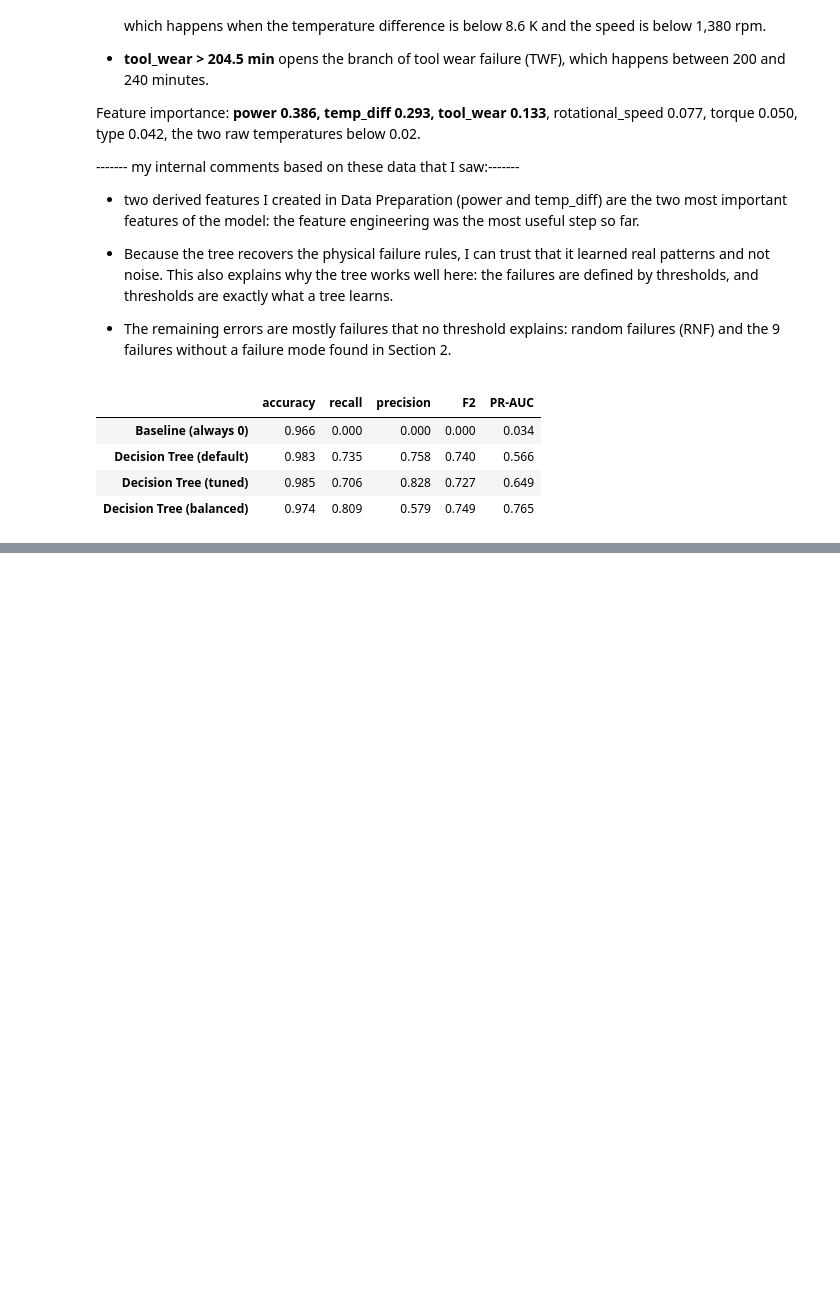
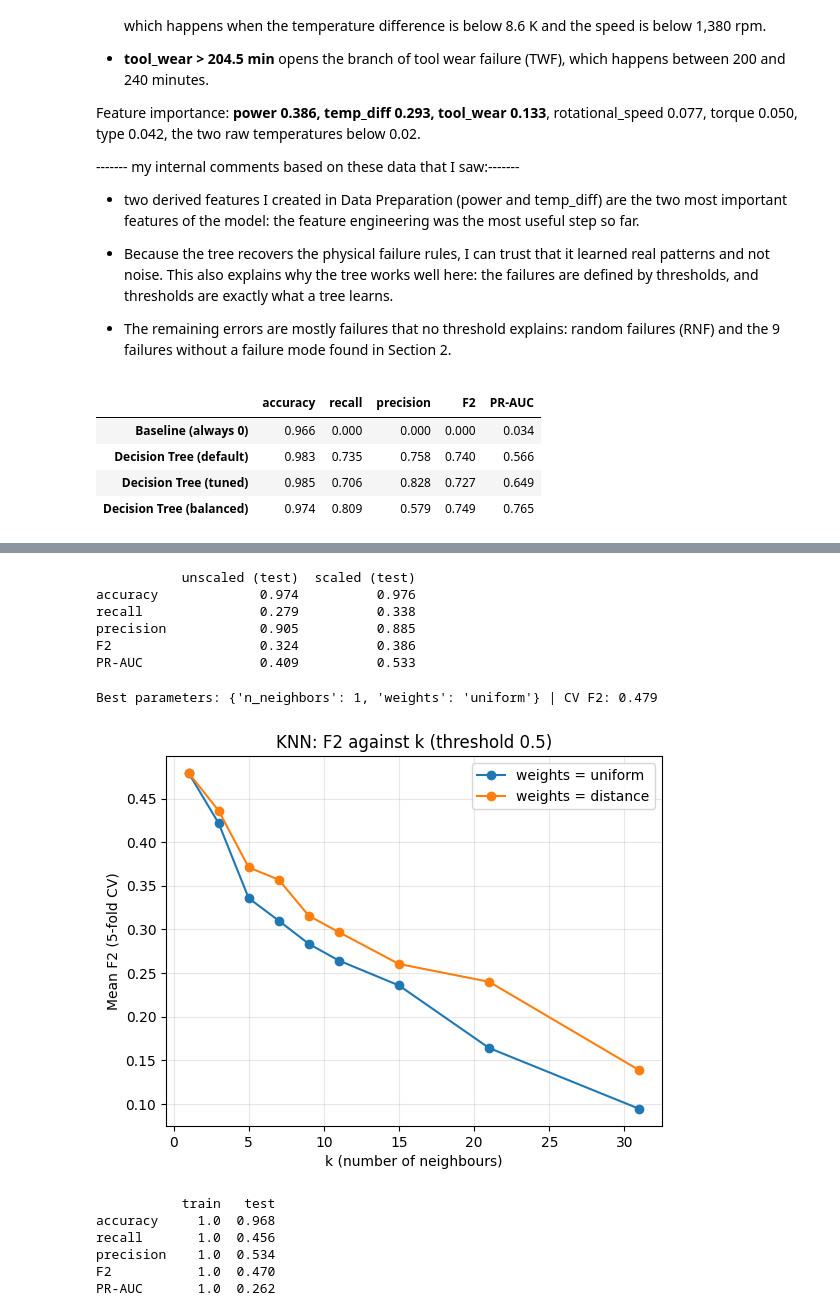
Before and after one commit to serraozkasap/ml-ai4i-predictive-maintenance, a Jupyter notebook: ai4i_predictive_maintenance.ipynb, the cells around one changed output, grey strips where cells are left out. Cells and saved outputs as stored; diff of their text form; code cells hidden in the pictures; blank space fills up the shorter version.

Commit message:
add knn model, try to find best k and compare it with decision tree (scaling effect, choice of k on different trials with graphical comment, decision threshold for the rare failure class)

```diff
--- a/ai4i_predictive_maintenance.ipynb
+++ b/ai4i_predictive_maintenance.ipynb
@@ -917,0 +929,69 @@ pd.DataFrame(results).T.round(3)
+# %%
+#the same KNN (k = 5, I gave this number by default value similar to Data Mining class) trained once on the original features and once on the scaled features
+#if my reasoning in Data Preparation is right, the scaled version should be better,
+#because without scaling the features with large values (power 6,000 W, rotational speed 1,500 rpm) dominate the distance
+#and the small ones (temp_diff 10 K, type 0-2) are almost ignored. Similar to our example on the class for age and salary
+
+from sklearn.neighbors import KNeighborsClassifier
+
+knn_unscaled = KNeighborsClassifier(n_neighbors=5).fit(X_train, y_train)
+knn_scaled = KNeighborsClassifier(n_neighbors=5).fit(X_train_scaled, y_train)
+
+print(pd.DataFrame({
+    "unscaled (test)": evaluate(knn_unscaled, X_test, y_test),
+    "scaled (test)": evaluate(knn_scaled, X_test_scaled, y_test),
+}).round(3))
+
+#k = 5, test set:with scaling: test set has 68 failures.
+#unscaled: 0,279*68=19
+#scaled: 0,338*68=23 so recall shows us when we scale model caught 23 failures rather than 19.
+#PR-AUC from 0.409 to 0.533
+#precision stays high in both cases (about 0.97)
+
+#this is the numerical proof of the scaling decision
+#from now on KNN always uses `X_train_scaled` / `X_test_scaled` but even scaled, KNN with k = 5 catches only about one third of the failures,
+#much less than the decision tree (about 70%). MAYBE OVERFIT BECAUSE I REMEMBER K=1 IS GIVING OVERFIT? ALSO I REMEMBER IF A NEIGHBOUR IS CLOSE THEIR EFFECT HAS TO BE BIGGER!
+# %% [output]
+           unscaled (test)  scaled (test)
+accuracy             0.974          0.976
+recall               0.279          0.338
+precision            0.905          0.885
+F2                   0.324          0.386
+PR-AUC               0.409          0.533
+# %%
+#choose k and the voting rule with 5-fold cross-validation on the training set, using F2 as in the decision tree
+#weights= "uniform": every neighbour has one vote
+#weights= "distance": closer neighbours have a bigger vote (weight = 1 / distance) IN THAT PART EXACTLY I AM TRYING TO PUT THIS CLOSE NEIGHBOUR EFFECT MUCH
+knn_search = GridSearchCV(KNeighborsClassifier(),
+                          {"n_neighbors": [1, 3, 5, 7, 9, 11, 15, 21, 31],
+                           "weights": ["uniform", "distance"]},
+                          scoring=f2_scorer, cv=cv)
+knn_search.fit(X_train_scaled, y_train)
+print("Best parameters:", knn_search.best_params_, "| CV F2:", round(knn_search.best_score_, 3))
+
+#plot the cross-validated F2 against k, to see how the size of the neighbourhood changes the result and trying to find best K
+knn_cv = pd.DataFrame(knn_search.cv_results_)
+for w in ["uniform", "distance"]:
+    part = knn_cv[knn_cv["param_weights"] == w]
+    plt.plot(part["param_n_neighbors"], part["mean_test_score"], marker="o", label=f"weights = {w}")
+plt.xlabel("k (number of neighbours)")
+plt.ylabel("Mean F2 (5-fold CV)")
+plt.title("KNN: F2 against k (threshold 0.5)")
+plt.legend()
+plt.grid(alpha=0.3)
+plt.show()
+
+#for sure the best k is 1, we saw on the group because it will create unique group of every dot on the whole universe
+#but I remembered this is overfitting!!! so I check training against test to see whether it simply memorises the data
+knn_1 = knn_search.best_estimator_
+print(pd.DataFrame({"train": evaluate(knn_1, X_train_scaled, y_train),
+                    "test": evaluate(knn_1, X_test_scaled, y_test)}).round(3))
+# %% [output]
+Best parameters: {'n_neighbors': 1, 'weights': 'uniform'} | CV F2: 0.479
+[figure, added]
+           train   test
+accuracy     1.0  0.968
+recall       1.0  0.456
+precision    1.0  0.534
+F2           1.0  0.470
+PR-AUC       1.0  0.262
```
Also changed, not shown: parts of 7 cells of this notebook.
